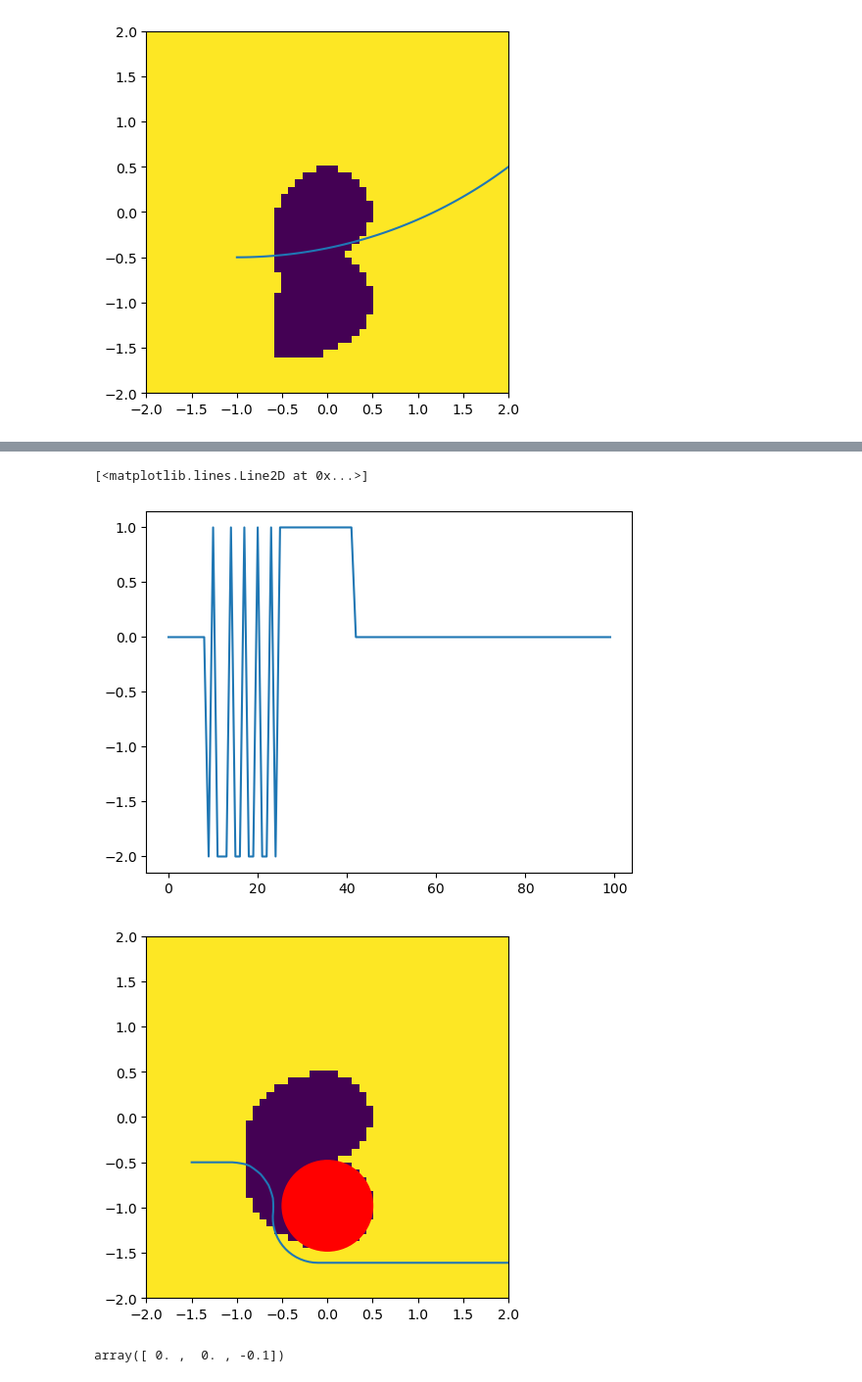
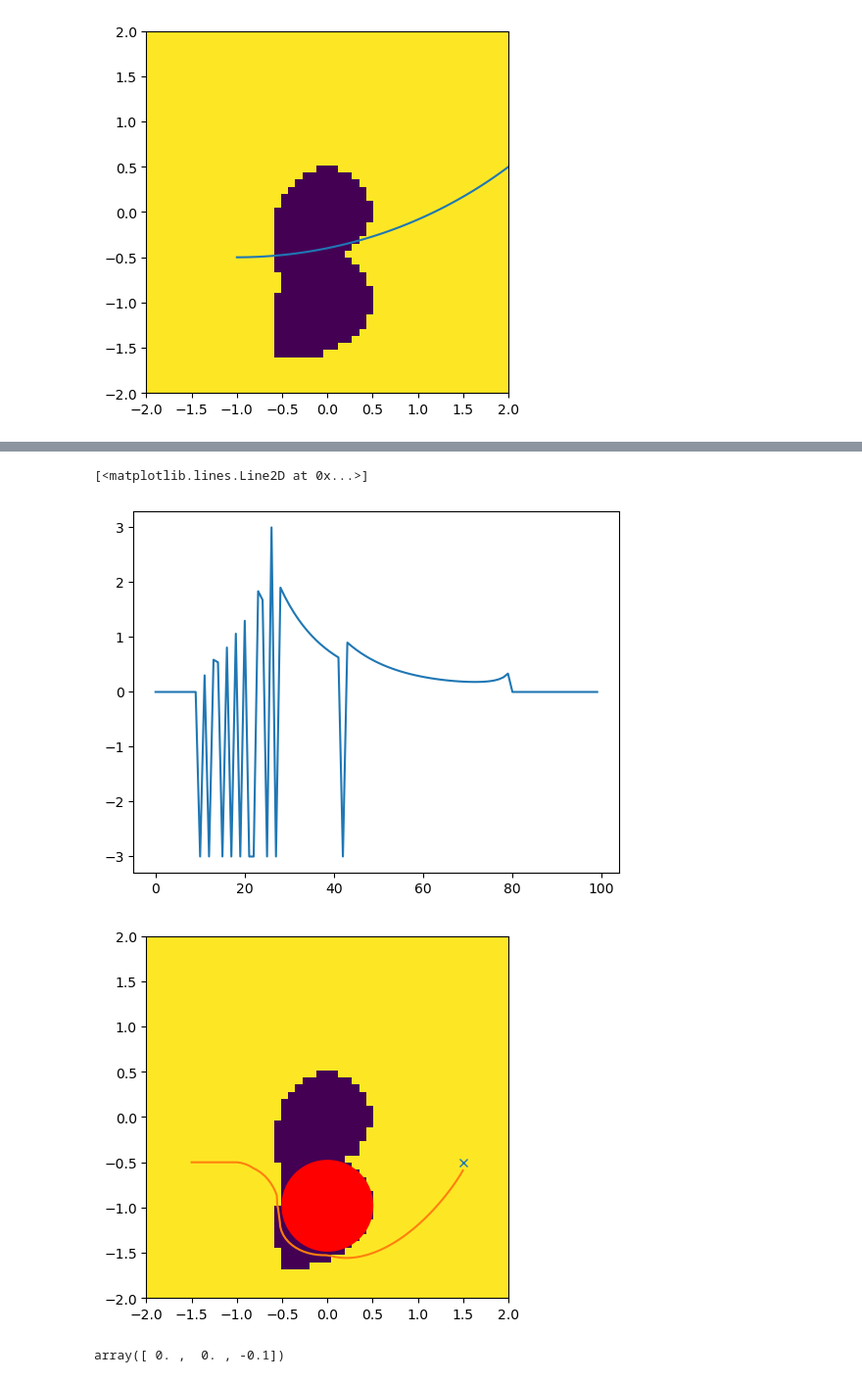
Before and after one commit to stevenwman/latent-affine-safety, a Jupyter notebook: safety_switching.ipynb, the cells around one changed output, grey strips where cells are left out. Shown at 98% size. Saved outputs shown, nothing was run; the diff lists cells and outputs as text; code cells hidden in the pictures.

Commit message:
Add better nominal, make safety filter function

```diff
--- a/safety_switching.ipynb
+++ b/safety_switching.ipynb
@@ -94,4 +82,7 @@ tensor([-0.9000, -0.4990,  0.0200])
 # %%
+import safety_policies
+importlib.reload(safety_policies)
+from safety_policies import safety_filter
 # Simulate with safety
 N = 100
 dt = 0.1
@@ -99,48 +90,59 @@ actions = torch.zeros(N, 1)
 values = torch.zeros(N, 1)
 states = torch.zeros(N, 3)
 states[0,:] = torch.tensor([-1.5, -0.5, 0])
+u_max = 3
 
-eps = 0.1
+# Define function for gradient
+vgrad = lambda state: get_spatial_grad(value_func.V, state)
+
+eps = 0.05
+dubins.speed = 0.5
+goal_state = torch.tensor([1.5, -0.5, 0])
 for k in range(0, N-1):
-    values[k, 0] = value_func.V(states[k, :])
-    if values[k, 0] <= eps:
-        _, _, pz = get_spatial_grad(value_func.V, states[k, :])
-        if pz < 0:
-            actions[k, 0] = -2
-        else:
-            actions[k, 0] = 2
+    # Nominal policy, steer towards goal
+    err = dubins.state_error(goal_state, states[k, :])
+    if np.linalg.norm(err[:2]) < 0.1:
+        dubins.speed = 0 # Stop when we reach the goal
+        actions[k, 0] = 0
     else:
-        actions[k, 0] = max(-1, min(1, -dubins.state_error(states[k, :], states[0, :])[2]*100))
+        theta = np.arctan2(err[1], err[0])
+        theta_err = dubins.state_error(torch.tensor([0, 0, theta]), states[k, :])[2]
+        actions[k, 0] = max(-u_max, min(u_max, theta_err))
+
+    # Filter the policy
+    actions[k, 0] = safety_filter(actions[k, 0], value_func.V, vgrad, states[k, :], u_max, eps)
+
     states[k +1:k+2, :] = dubins.discrete_rk4(states[k:k+1, :], actions[k:k+1, :], dt)
 # %%
 plt.plot(actions)
 # %% [output]
 [<matplotlib.lines.Line2D at 0x...>]
-[figure, old version]
+[figure, new version]
 # %%
 # Animate
 import matplotlib.animation as animation
 import matplotlib.patches as patches
 
 fig, ax = plt.subplots()
 img = ax.imshow(value_func.val_grid[:, :, 0].T>0, origin='lower', extent=[-2, 2, -2, 2])
 circ1 = patches.Circle((x_c, y_c), radius=radius, facecolor='red', edgecolor='red')
 ax.add_patch(circ1)
+ax.plot(goal_state[0], goal_state[1], marker='x')
 # obstacle1 = jnp.linalg.norm(np.array([0.0, 0.0]) - value_func.grid.states[..., :2], axis=-1) - radius
 # obstacle2 = jnp.linalg.norm(np.array([x_c, y_c]) - value_func.grid.states[..., :2] , axis=-1) - radius
 line, = ax.plot([], [])
 
 def animate(k):
     theta_idx = value_func.theta_to_grid(states[k, 2])
     img.set_array(value_func.val_grid[:, :, theta_idx].T>0) #update the image data.
     line.set_data(states[:k, 0], states[:k, 1])
     return img, line,
 
 ani = animation.FuncAnimation(fig, animate, frames=states.shape[0], interval=200, blit=True) #adjust interval
 
 ani.save('reachability_animation.gif')  # Save as GIF
 # %% [output]
-[figure, old version]
+[figure, new version]
 # %%
 # %% [output]
 array([ 0. ,  0. , -0.1])
```
Also changed, not shown: parts of 1 cell of this notebook, 2 other files.
